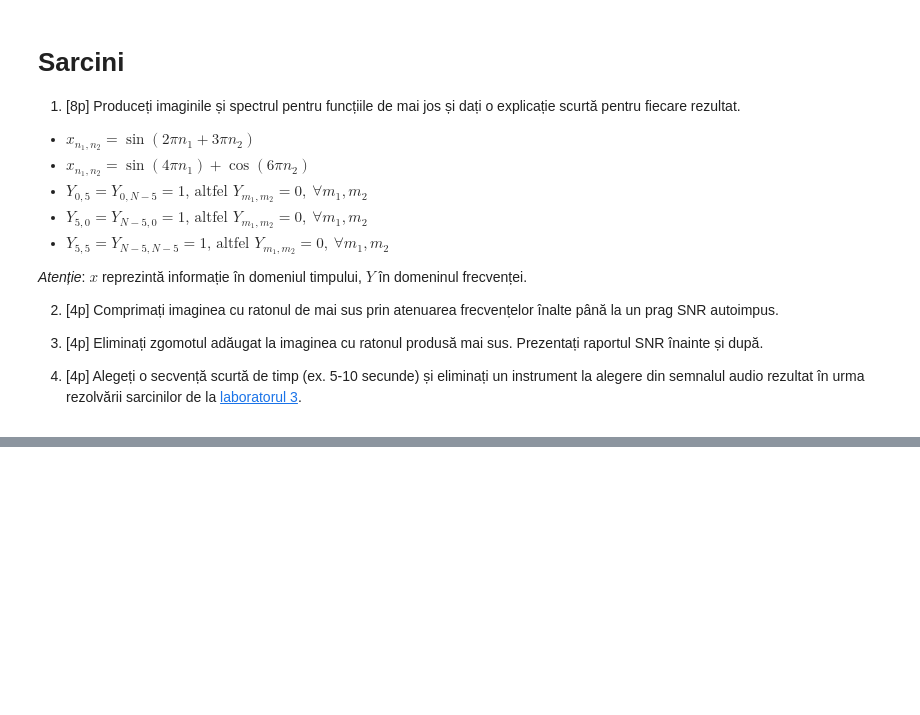
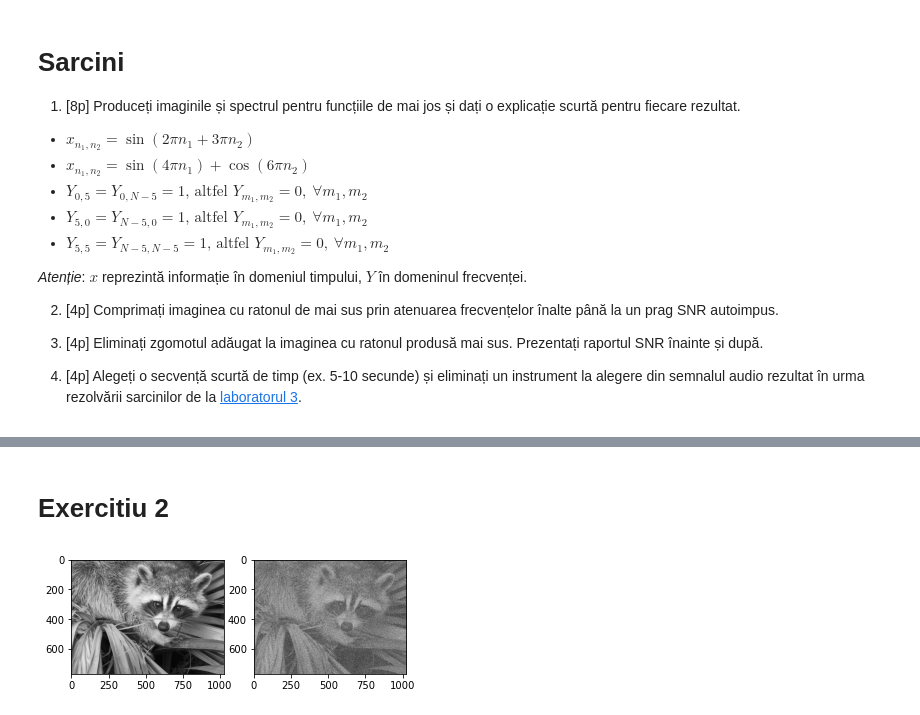
Before and after one commit to TeamUnibuc/TemePS, a Jupyter notebook: ps-tema-2.ipynb, the cells around one changed output, grey strips where cells are left out. Drawn from its saved outputs; the diff is of its cells as text; code cells hidden in the pictures; blank space fills up the shorter version.

```diff
--- a/ps-tema-2.ipynb
+++ b/ps-tema-2.ipynb
@@ -120,0 +226,9 @@ plt.show()
+# %% [markdown]
+# Exercitiu 2
+# %%
+fig, ax = plt.subplots(nrows=1, ncols=2)
+ax[0].imshow(X, cmap="gray")
+ax[1].imshow(X_noisy, cmap="gray")
+plt.show()
+# %% [output]
+[figure, added]
```
Also changed, not shown: parts of 3 cells of this notebook.
